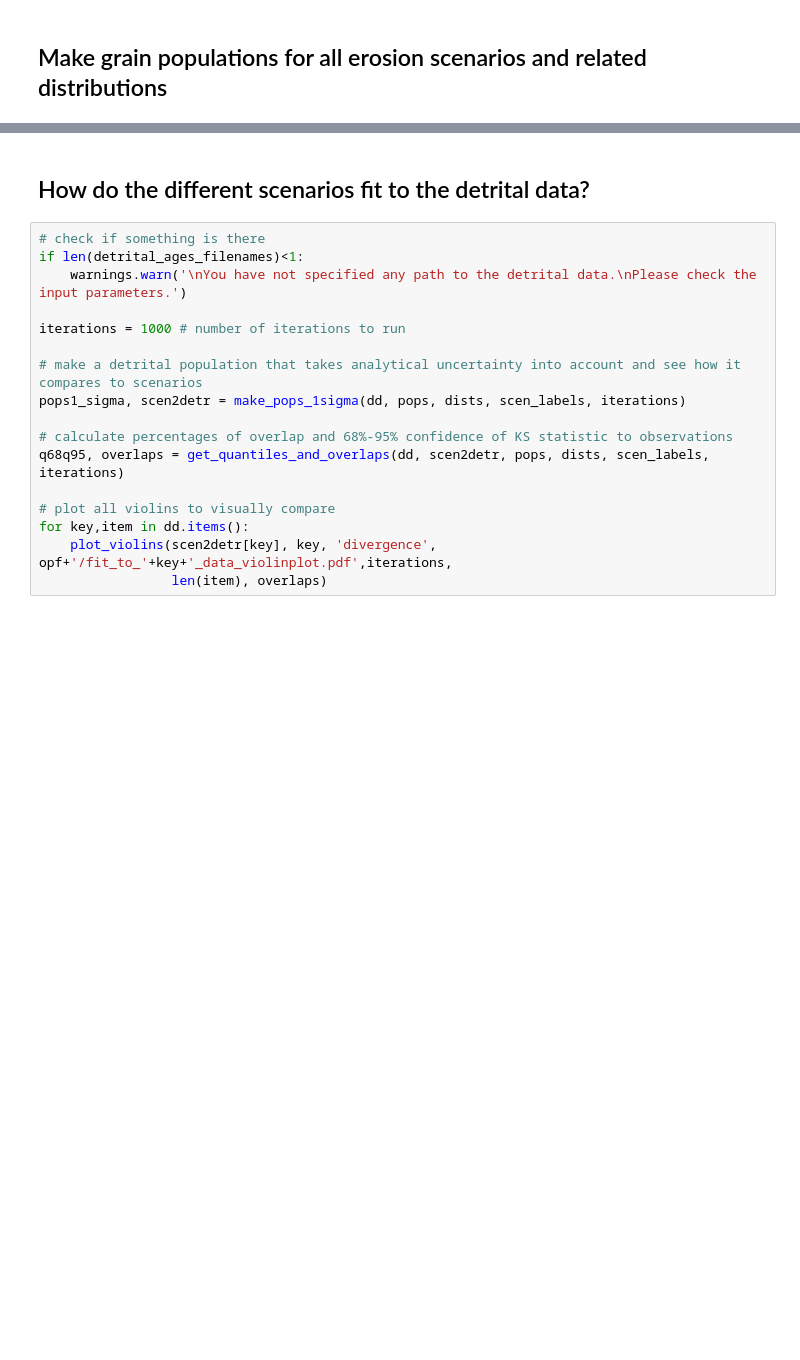
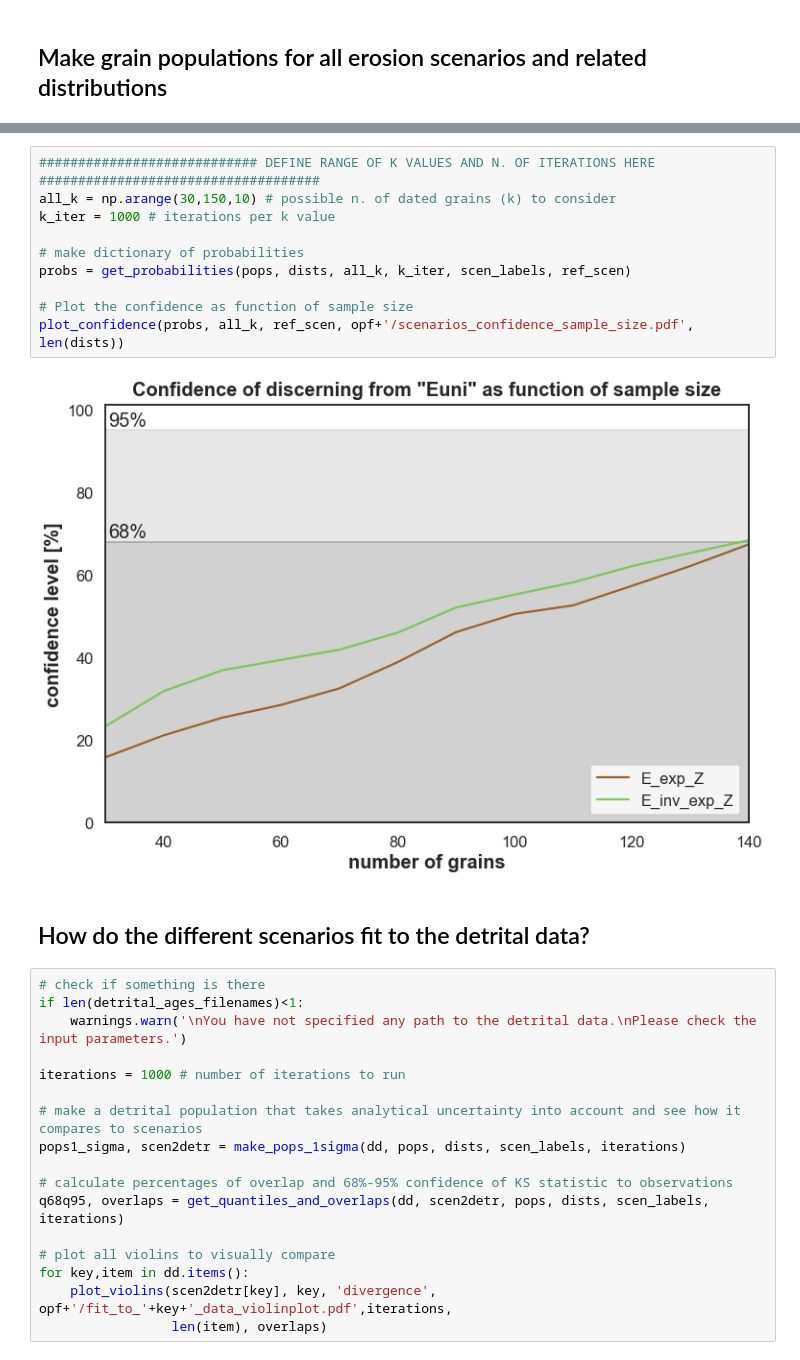
Before and after one commit to toddehlers/ESD_thermotrace, a Jupyter notebook: ESD_thermotrace.ipynb, the cells around one changed output, grey strips where cells are left out. Drawn from its saved outputs; the diff is of its cells as text; blank space fills up the shorter version.

```diff
--- a/ESD_thermotrace.ipynb
+++ b/ESD_thermotrace.ipynb
@@ -366,3 +322,15 @@ if len(scen_labels)>1:
+# %%
+############################ DEFINE RANGE OF K VALUES AND N. OF ITERATIONS HERE ####################################
+all_k = np.arange(30,150,10) # possible n. of dated grains (k) to consider
+k_iter = 1000 # iterations per k value
+
+# make dictionary of probabilities
+probs = get_probabilities(pops, dists, all_k, k_iter, scen_labels, ref_scen)
+
+# Plot the confidence as function of sample size
+plot_confidence(probs, all_k, ref_scen, opf+'/scenarios_confidence_sample_size.pdf', len(dists))
+# %% [output]
+[figure, added]
 # %% [markdown]
 ## How do the different scenarios fit to the detrital data?
 # %%
```
Also changed, not shown: parts of 9 cells of this notebook, 13 other files.
